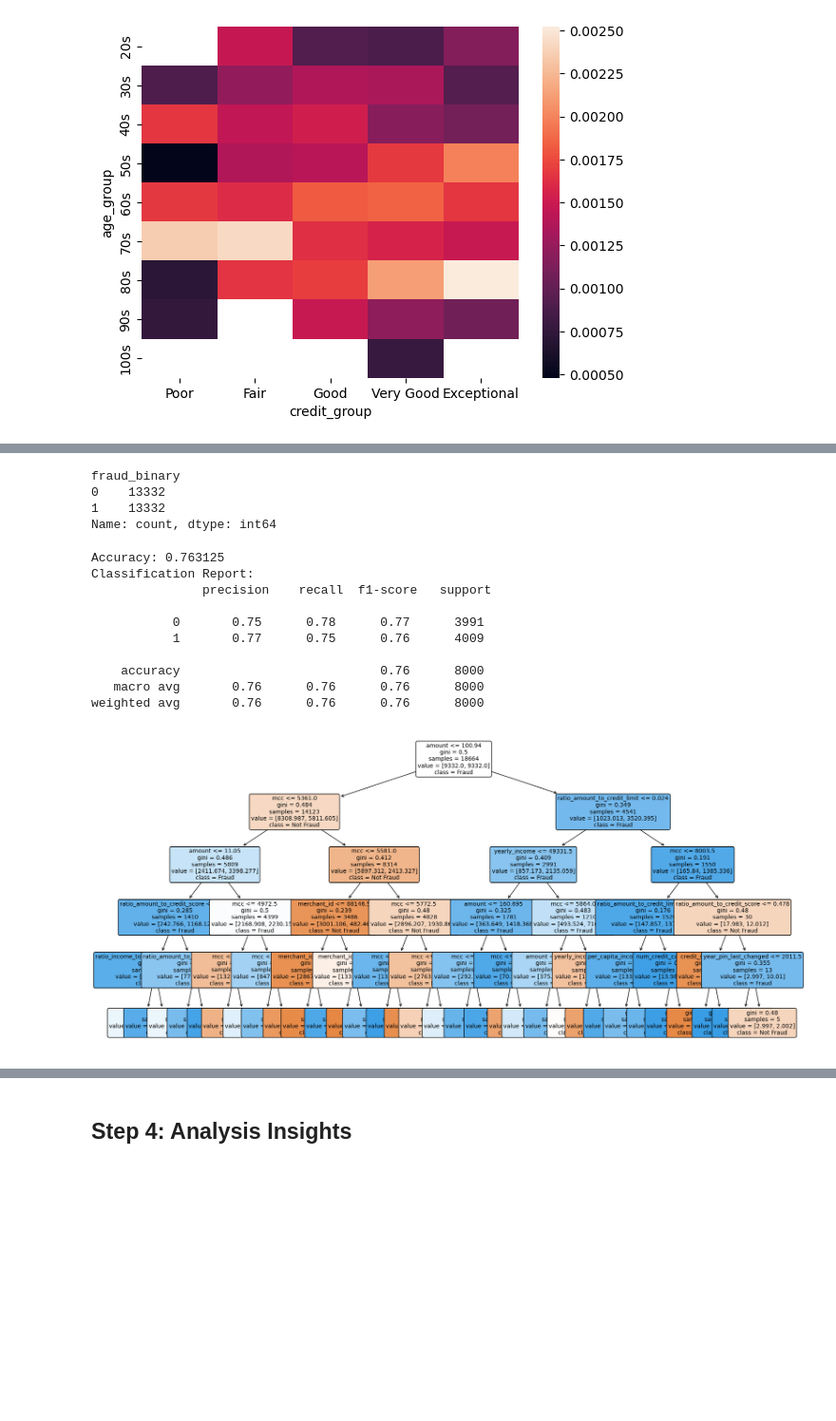
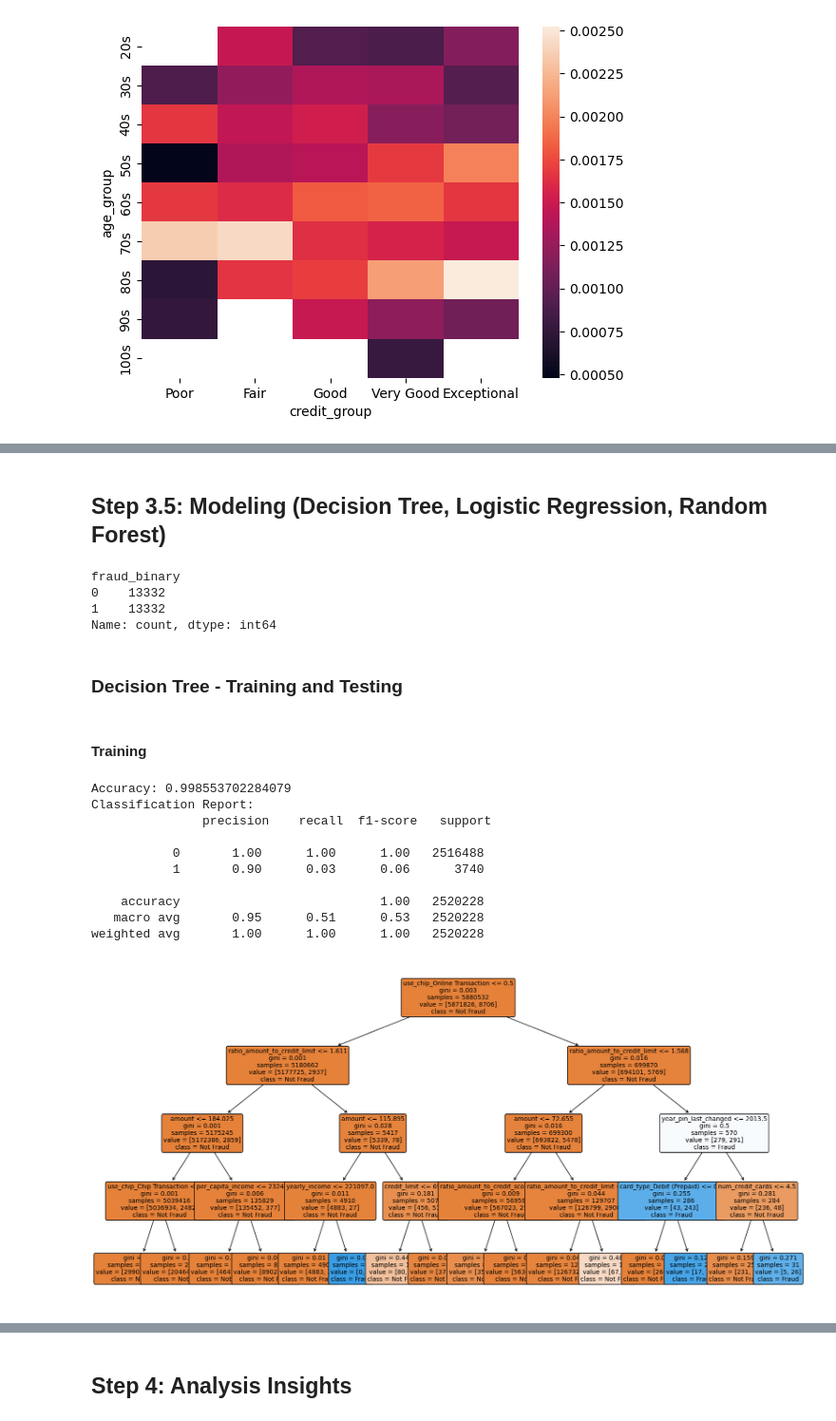
Before and after one commit to emma-sung/emma-sung.github.io, a Jupyter notebook: Financial Transactions.ipynb, the cells around one changed output, grey strips where cells are left out. Shown at 95% size. Saved outputs shown, nothing was run; the diff lists cells and outputs as text; code cells hidden in the pictures; blank space fills up the shorter version.

```diff
--- a/Financial Transactions.ipynb
+++ b/Financial Transactions.ipynb
@@ -140,3 +140,11 @@ tfmcu = pd.merge(tfm, card_user, left_on = "card_id", right_on = "id_cards", how
+# %%
+categorical_columns = ['use_chip', 'card_brand', 'card_type']
+
+# Create the dummy columns without dropping the original columns
+tfmcu_dummies = pd.get_dummies(tfmcu[categorical_columns], prefix=categorical_columns, drop_first=False)
+
+# Concatenate the original DataFrame with the dummy columns
+tfmcu = pd.concat([tfmcu, tfmcu_dummies], axis=1)
 # %% [markdown]
 ### Engineering new categories from available data
 # %%
@@ -166,16 +187,17 @@ tfmcu.head(5)
 # %%
-### Data Profile - Summary Statistics
-
-# create a subset of the data
-tfmcu_sub = tfmcu[['amount', 'merchant_id', 'mcc',
+# Create a subset of the data
+tfmcu_sub = tfmcu[['amount',
        'fraud_binary', 'has_chip_binary',
        'num_cards_issued', 'credit_limit',
        'year_pin_last_changed', 'current_age',
-       'retirement_age', 'birth_year', 'gender_binary', 'per_capita_income', 'yearly_income',
+       'retirement_age', 'gender_binary', 'per_capita_income', 'yearly_income',
        'total_debt', 'credit_score', 'num_credit_cards',
        'ratio_amount_to_credit_limit', 'ratio_amount_to_total_debt',
        'ratio_amount_to_credit_score', 'ratio_credit_limit_to_total_debt',
-       'ratio_income_to_capita_income'
+       'ratio_income_to_capita_income',  'use_chip_Chip Transaction', 'use_chip_Online Transaction',
+       'use_chip_Swipe Transaction', 'card_brand_Amex', 'card_brand_Discover',
+       'card_brand_Mastercard', 'card_brand_Visa', 'card_type_Credit',
+       'card_type_Debit', 'card_type_Debit (Prepaid)'
        ]]
 
 #Summary Statistics
@@ -494,3 +527,5 @@ corr
+# %% [markdown]
+## Step 3.5: Modeling (Decision Tree, Logistic Regression, Random Forest)
 # %%
 from sklearn.utils import resample
 from imblearn.over_sampling import RandomOverSampler
@@ -533,65 +568,72 @@ def balance_dataset(data, target_column, method='undersample', random_state=42):
     # Combine resampled features and target into a single DataFrame
     balanced_data = pd.concat([pd.DataFrame(X_resampled), pd.DataFrame(y_resampled, columns=[target_column])], axis=1)
     return balanced_data
-# %%
-balanced_data = balance_dataset(tfmcu_sub, target_column='fraud_binary', method='undersample')
-print(balanced_data['fraud_binary'].value_counts())
-# %% [output]
-fraud_binary
-0    13332
-1    13332
-Name: count, dtype: int64
+# %%
+#Create Balance dataset
+balanced_data = balance_dataset(tfmcu_sub, target_column='fraud_binary', method='undersample')
+print(balanced_data['fraud_binary'].value_counts())
+# %% [output]
+fraud_binary
+0    13332
+1    13332
+Name: count, dtype: int64
+# %% [markdown]
+### Decision Tree - Training and Testing
+# %% [markdown]
+#### Training
 # %%
+## Running the model with low depth to see if there are any defining characteristics that are easily identified
+
 # Step 1: Import necessary libraries
 import pandas as pd
 from sklearn.model_selection import train_test_split
-from sklearn.tree import export_graphviz
 from sklearn.tree import DecisionTreeClassifier
 from sklearn.metrics import accuracy_score, classification_report
 from sklearn.tree import plot_tree
 
-from sklearn import tree
-import matplotlib.pyplot as plt
-
-
-# Step 2: Load your dataset - 'fraud_binary' is the target variable and other columns are features
-X = balanced_data.drop(columns=["fraud_binary"])  # Feature columns
-y = balanced_data["fraud_binary"]  # Target column (fraud binary)
+balanced = False
+if balanced:
+    # Step 2: Load your dataset - 'fraud_binary' is the target variable and other columns are features
+    X = balanced_data.drop(columns=["fraud_binary"])  # Feature columns
+    y = balanced_data["fraud_binary"]  # Target column (fraud binary)
+else:
+    X = tfmcu_sub.drop(columns=["fraud_binary"])  # Feature columns
+    y = tfmcu_sub["fraud_binary"]
 
 # Step 3: Split data into training and testing sets
 X_train, X_test, y_train, y_test = train_test_split(X, y, test_size=0.3, random_state=42)
 
 # Step 4: Create and train the Decision Tree model
-clf = DecisionTreeClassifier(max_depth = 5, class_weight = 'balanced', random_state=42)
+clf = DecisionTreeClassifier(max_depth = 4, random_state=42)
 clf.fit(X_train, y_train)
 
 # Step 5: Make predictions on the test set
 y_pred = clf.predict(X_test)
 
 # Step 6: Evaluate the model
 print("Accuracy:", accuracy_score(y_test, y_pred))
 print("Classification Report:\n", classification_report(y_test, y_pred))
 
 # Step 7: Visualize the Decision Tree
 plt.figure(figsize=(20, 10))  # Increase the figure size for better visibility
 plot_tree(
     clf,
     feature_names=X_train.columns,  # Replace with your feature names
     class_names=["Not Fraud", "Fraud"],  # Replace with your class names
     filled=True,
     rounded=True,
     fontsize=10  # Adjust font size for readability
 )
 plt.show()
 # %% [output]
-Accuracy: 0.763125
+Accuracy: 0.998553702284079
 Classification Report:
                precision    recall  f1-score   support
 
-           0       0.75      0.78      0.77      3991
-           1       0.77      0.75      0.76      4009
+           0       1.00      1.00      1.00   2516488
+           1       0.90      0.03      0.06      3740
 
-    accuracy                           0.76      8000
-   macro avg       0.76      0.76      0.76      8000
-weighted avg       0.76      0.76      0.76      8000
+    accuracy                           1.00   2520228
+   macro avg       0.95      0.51      0.53   2520228
+weighted avg       1.00      1.00      1.00   2520228
-[figure, old version]
+[figure, new version]
```
Also changed, not shown: parts of 32 cells of this notebook.
